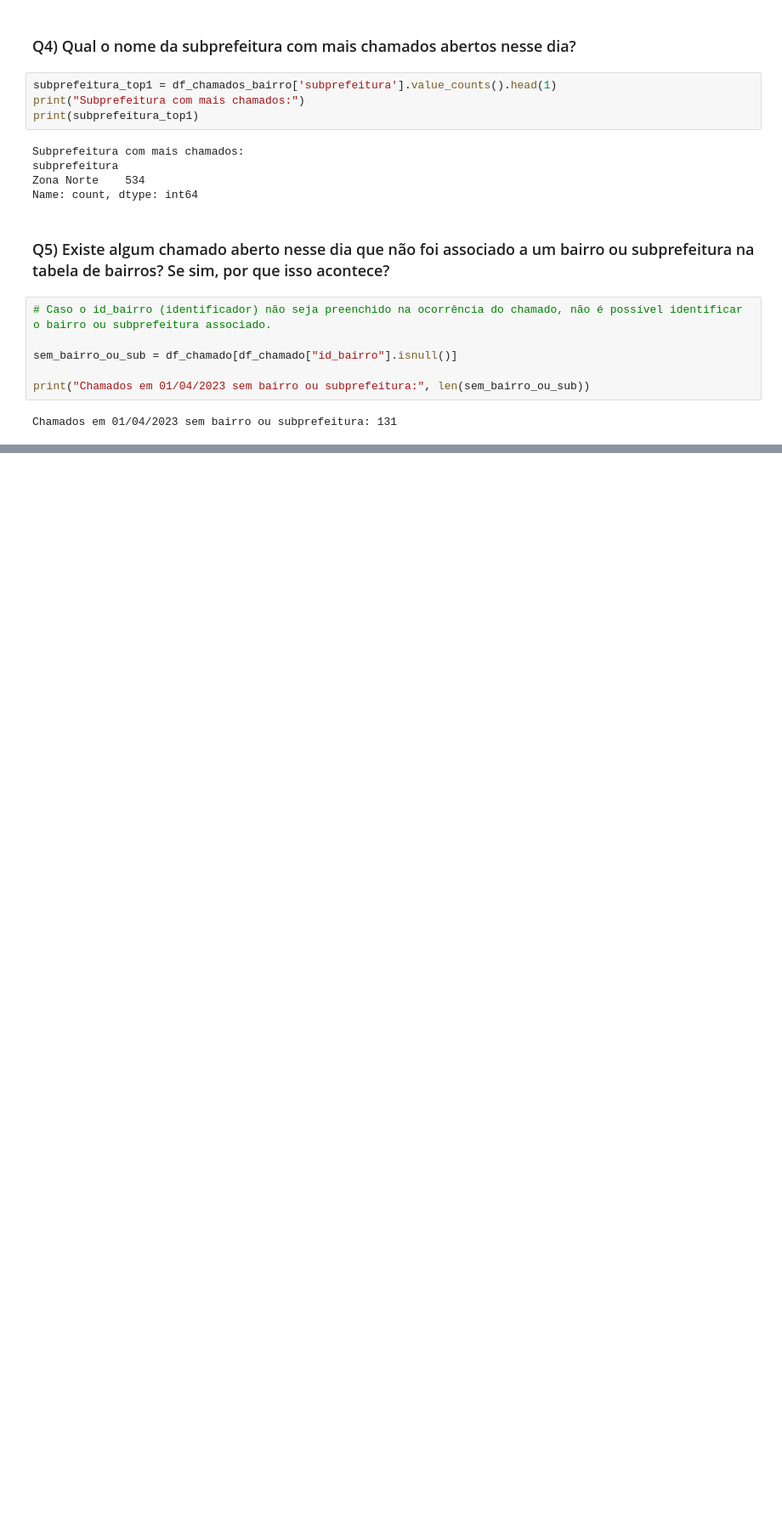
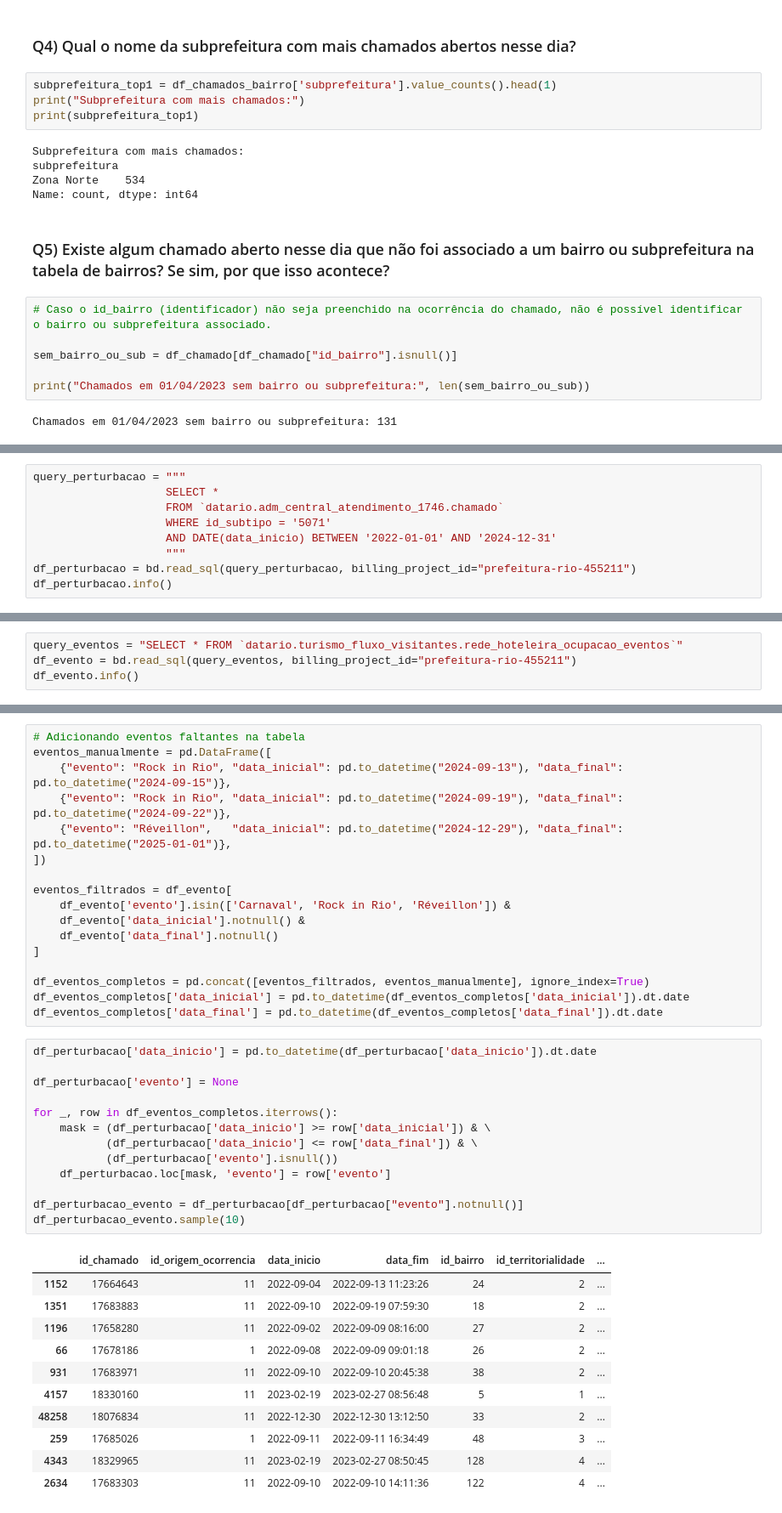
Before and after one commit to lucasmiguels/desafio-junior-data-scientist, a Jupyter notebook: respostas-desafio/analise_python.ipynb, the cells around one changed output, grey strips where cells are left out. Shown: that part at 85% size. Cells and saved outputs as stored; diff of their text form; blank space fills up the shorter version.

```diff
--- a/respostas-desafio/analise_python.ipynb
+++ b/respostas-desafio/analise_python.ipynb
@@ -120,0 +126,9 @@ Chamados em 01/04/2023 sem bairro ou subprefeitura: 131
+# %%
+query_perturbacao = """
+                    SELECT *
+                    FROM `datario.adm_central_atendimento_1746.chamado`
+                    WHERE id_subtipo = '5071'
+                    AND DATE(data_inicio) BETWEEN '2022-01-01' AND '2024-12-31'
+                    """
+df_perturbacao = bd.read_sql(query_perturbacao, billing_project_id="prefeitura-rio-455211")
+df_perturbacao.info()
@@ -120,0 +153,4 @@ Chamados em 01/04/2023 sem bairro ou subprefeitura: 131
+# %%
+query_eventos = "SELECT * FROM `datario.turismo_fluxo_visitantes.rede_hoteleira_ocupacao_eventos`"
+df_evento = bd.read_sql(query_eventos, billing_project_id="prefeitura-rio-455211")
+df_evento.info()
@@ -120,0 +178,42 @@ Chamados em 01/04/2023 sem bairro ou subprefeitura: 131
+# %%
+# Adicionando eventos faltantes na tabela
+eventos_manualmente = pd.DataFrame([
+    {"evento": "Rock in Rio", "data_inicial": pd.to_datetime("2024-09-13"), "data_final": pd.to_datetime("2024-09-15")},
+    {"evento": "Rock in Rio", "data_inicial": pd.to_datetime("2024-09-19"), "data_final": pd.to_datetime("2024-09-22")},
+    {"evento": "Réveillon",   "data_inicial": pd.to_datetime("2024-12-29"), "data_final": pd.to_datetime("2025-01-01")},
+])
+
+eventos_filtrados = df_evento[
+    df_evento['evento'].isin(['Carnaval', 'Rock in Rio', 'Réveillon']) &
+    df_evento['data_inicial'].notnull() &
+    df_evento['data_final'].notnull()
+]
+
+df_eventos_completos = pd.concat([eventos_filtrados, eventos_manualmente], ignore_index=True)
+df_eventos_completos['data_inicial'] = pd.to_datetime(df_eventos_completos['data_inicial']).dt.date
+df_eventos_completos['data_final'] = pd.to_datetime(df_eventos_completos['data_final']).dt.date
+# %%
+df_perturbacao['data_inicio'] = pd.to_datetime(df_perturbacao['data_inicio']).dt.date
+
+df_perturbacao['evento'] = None
+
+for _, row in df_eventos_completos.iterrows():
+    mask = (df_perturbacao['data_inicio'] >= row['data_inicial']) & \
+           (df_perturbacao['data_inicio'] <= row['data_final']) & \
+           (df_perturbacao['evento'].isnull())
+    df_perturbacao.loc[mask, 'evento'] = row['evento']
+
+df_perturbacao_evento = df_perturbacao[df_perturbacao["evento"].notnull()]
+df_perturbacao_evento.sample(10)
+# %% [output]
+|  | id_chamado | id_origem_ocorrencia | data_inicio | data_fim | id_bairro | id_territorialidade | ... |
+| 1152 | 17664643 | 11 | 2022-09-04 | 2022-09-13 11:23:26 | 24 | 2 | ... |
+| 1351 | 17683883 | 11 | 2022-09-10 | 2022-09-19 07:59:30 | 18 | 2 | ... |
+| 1196 | 17658280 | 11 | 2022-09-02 | 2022-09-09 08:16:00 | 27 | 2 | ... |
+| 66 | 17678186 | 1 | 2022-09-08 | 2022-09-09 09:01:18 | 26 | 2 | ... |
+| 931 | 17683971 | 11 | 2022-09-10 | 2022-09-10 20:45:38 | 38 | 2 | ... |
+| 4157 | 18330160 | 11 | 2023-02-19 | 2023-02-27 08:56:48 | 5 | 1 | ... |
+| 48258 | 18076834 | 11 | 2022-12-30 | 2022-12-30 13:12:50 | 33 | 2 | ... |
+| 259 | 17685026 | 1 | 2022-09-11 | 2022-09-11 16:34:49 | 48 | 3 | ... |
+| 4343 | 18329965 | 11 | 2023-02-19 | 2023-02-27 08:50:45 | 128 | 4 | ... |
+| 2634 | 17683303 | 11 | 2022-09-10 | 2022-09-10 14:11:36 | 122 | 4 | ... |
```
Also changed, not shown: parts of 20 cells of this notebook, 1 other file.
